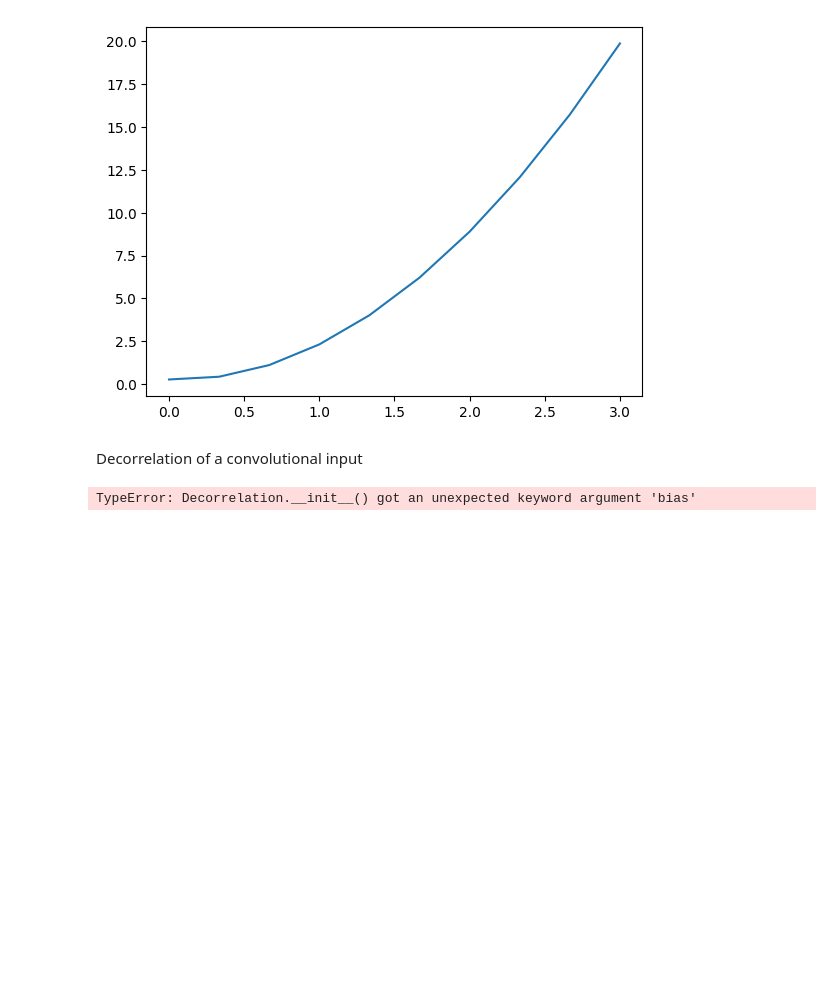
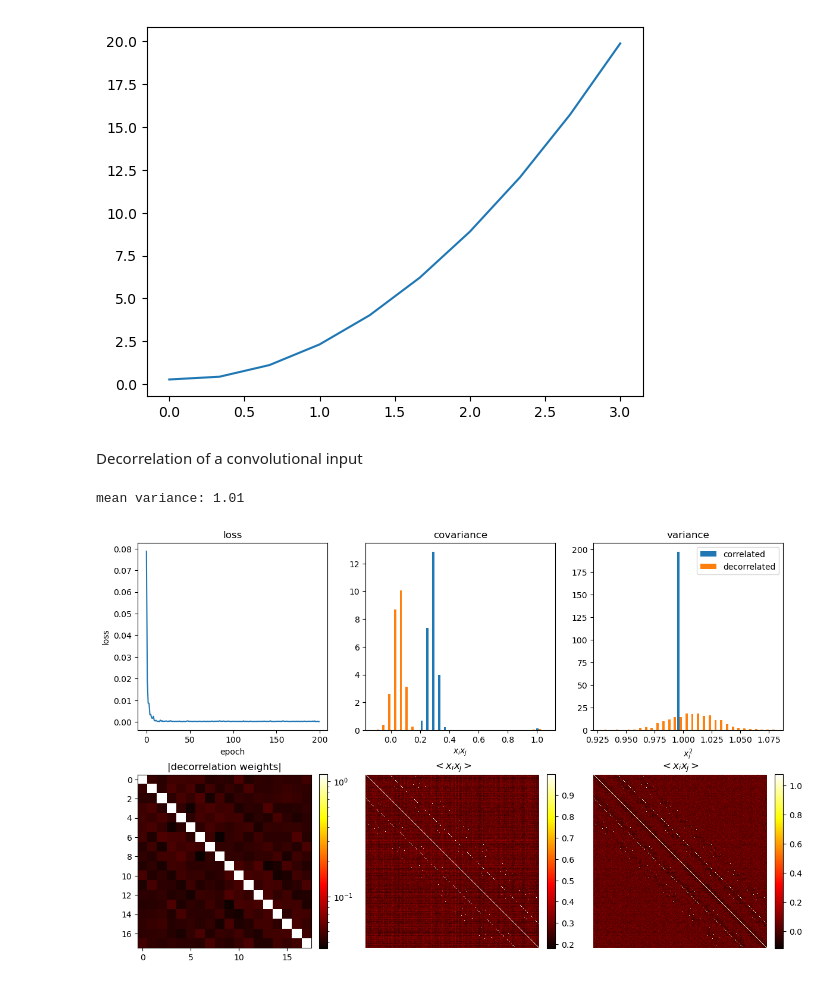
Before and after one commit to artcogsys/decorbp, a Jupyter notebook: examples/decorrelation_analysis.ipynb, the cells around one changed output. Saved outputs shown, nothing was run; the diff lists cells and outputs as text; code cells hidden in the pictures; blank space fills up the shorter version.

```diff
--- a/examples/decorrelation_analysis.ipynb
+++ b/examples/decorrelation_analysis.ipynb
@@ -120,11 +130,14 @@ mean variance: 1.00
 # %% [markdown]
 Shows how offsets lead to huge gradients
 # %%
+import copy
+
 num_samples=1000
 num_features=100
 num_epochs=1000
 seed=42
-decor_lr=1e-1
+decor_lr=1
+bias_lr=1e-1
 kappa=1e-1
 
 offsets = np.linspace(0, 3, 10)
@@ -140,11 +153,12 @@ for i, offset in enumerate(offsets):
     data = generate_correlated_data(num_features, num_samples).to(device) + offset
 
     # create a decorrelator
-    model = Decorrelation(in_features=num_features, bias_lr=1e-1, kappa=kappa).to(device)
+    model = Decorrelation(in_features=num_features, decor_lr=decor_lr, bias_lr=bias_lr, kappa=kappa).to(device)
 
+    w_old = copy.deepcopy(model.weight.data)
     model.forward(data)
     model.update()
-    grads[i] = torch.norm(model.weight.grad)
+    grads[i] = torch.norm(model.weight-w_old)
 
 plt.plot(offsets, grads);
 # %% [output]
@@ -160,33 +174,34 @@ height=10
 width=10
 kernel_size=(3,3)
 num_samples=1000
 num_epochs=200
 seed=42
 decor_lr=1e-0
 kappa=1e-1
 downsample_perc=0.1
 
 num_features=in_channels*height*width
 size = in_channels * np.prod(kernel_size)
 
 torch.manual_seed(seed)
 torch.cuda.manual_seed(seed)
 np.random.seed(seed)
 
 data = generate_correlated_data(num_features, num_samples).reshape(num_examples,in_channels,height,width).to(device)
 
 # d = torch.distributions.MultivariateNormal(torch.zeros(num_features), 0.1 * torch.eye(num_features) + 0.9 * torch.ones((num_features, num_features)))
 # data = d.sample((num_examples,)).reshape(num_examples,in_channels,height,width).to(device)
 
 # create a convolutional decorrelator
 # NOTE: how many samples for effective input decorrelation? Dependence on dim?
 # nr of samples instead of perc?
 # NOTE: version for immediate non-batched decorrelation...
-model = DecorConv2d(in_channels=in_channels, out_channels=out_channels, kernel_size=kernel_size, bias=False, kappa=kappa, downsample_perc=downsample_perc).to(device)
+model = DecorConv2d(in_channels=in_channels, out_channels=out_channels, kernel_size=kernel_size, decor_lr=decor_lr, bias_lr=bias_lr, kappa=kappa, downsample_perc=downsample_perc).to(device)
 
-L, A1, A2 = decorrelate(num_epochs, data, model, decor_lr)
+L, A1, A2 = train(num_epochs, data, model)
 
 plot_decorrelation_results(model, L, A1, A2)
 print(f'mean variance: {torch.mean(torch.diag(A2)):.2f}')
 # %% [output]
-TypeError: Decorrelation.__init__() got an unexpected keyword argument 'bias'
+mean variance: 1.01
+[figure, added]
```
Also changed, not shown: parts of 4 cells of this notebook, 4 other files.
